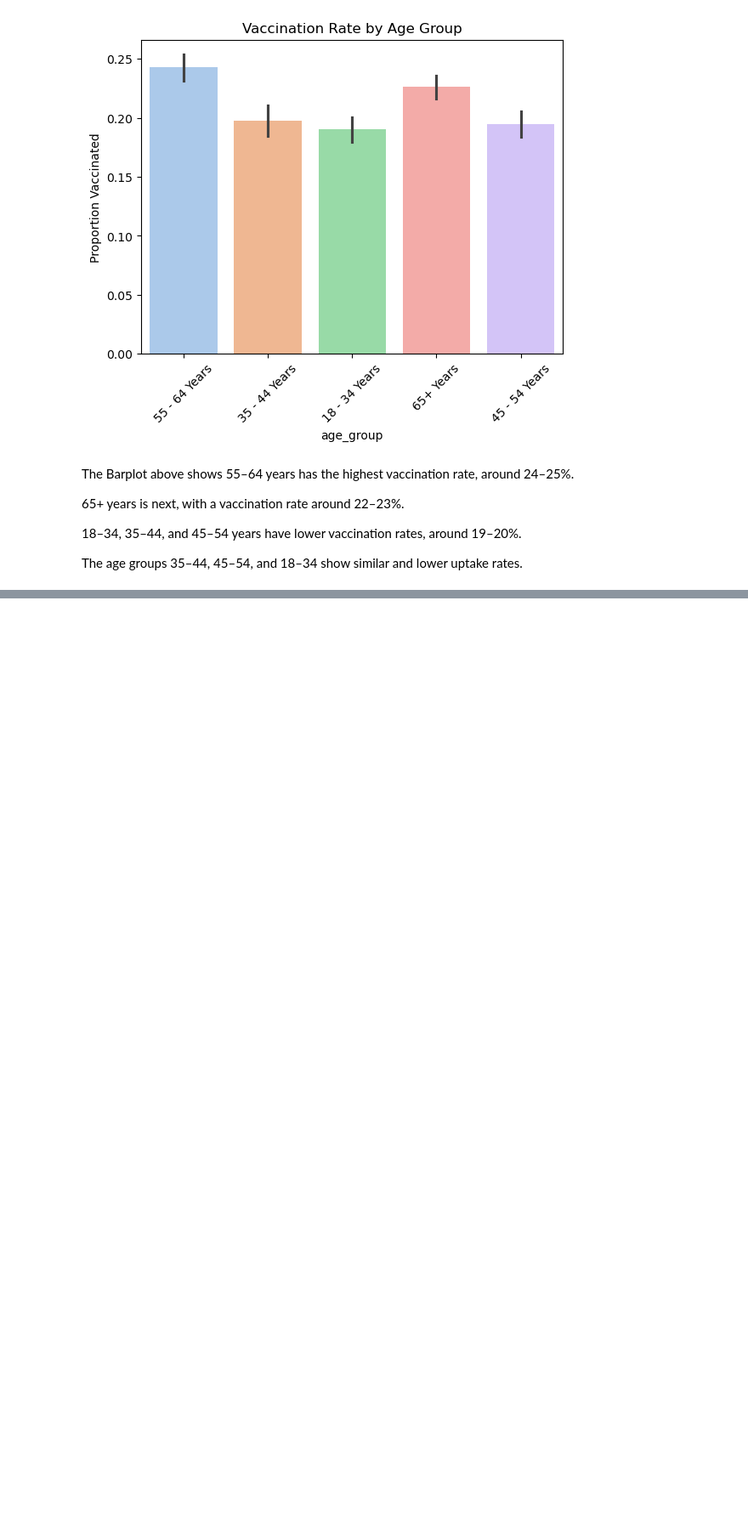
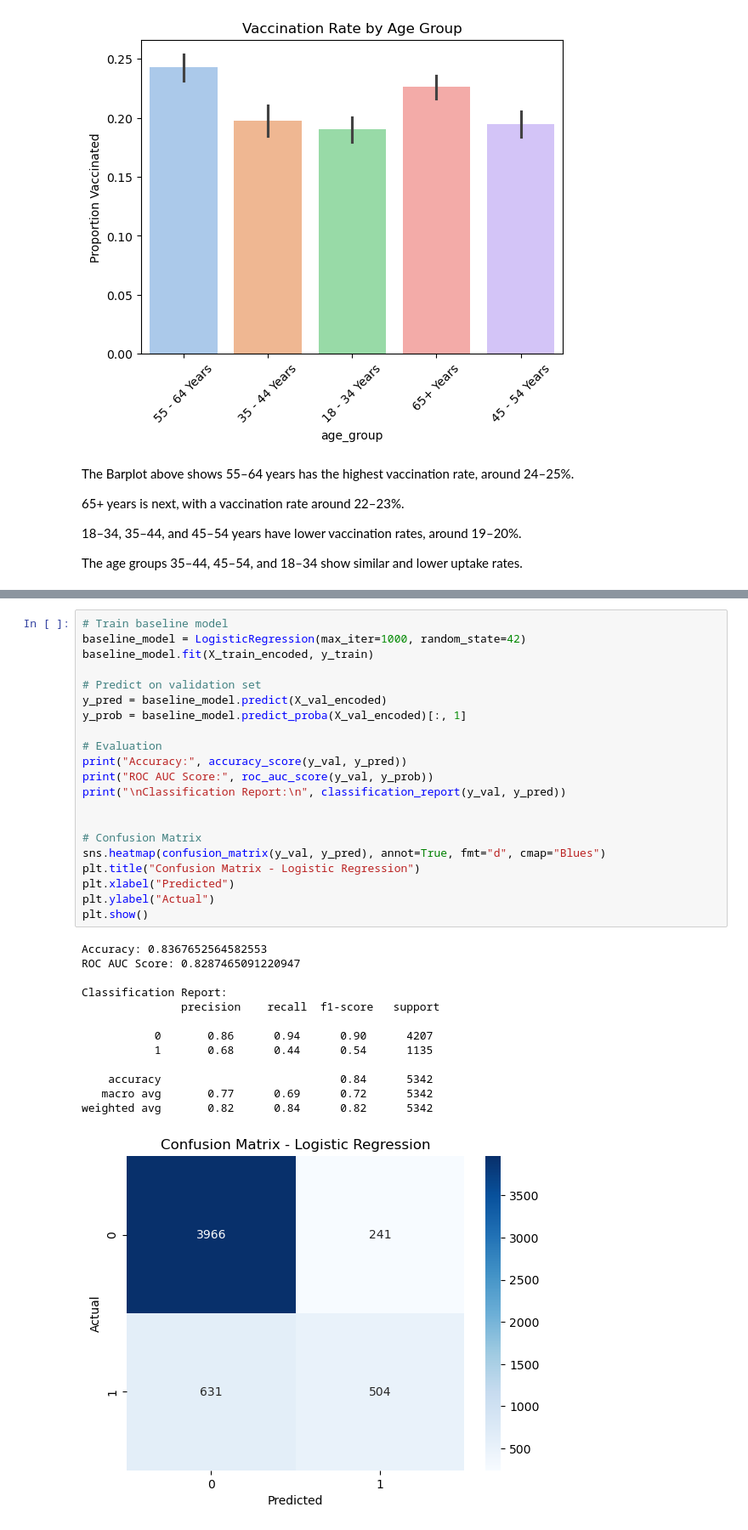
Before and after one commit to Irene-coder-dot/predicting_H1N1_targetvariable, a Jupyter notebook: H1N1_predict.ipynb, the cells around one changed output, grey strips where cells are left out. Shown at 85% size. Cells and saved outputs as stored; diff of their text form; blank space fills up the shorter version.

Commit message:
Add baseline logistic regression and evaluate perfomance

```diff
--- a/H1N1_predict.ipynb
+++ b/H1N1_predict.ipynb
@@ -250,0 +256,35 @@ The age groups 35–44, 45–54, and 18–34 show similar and lower uptake rates
+# %%
+# Train baseline model
+baseline_model = LogisticRegression(max_iter=1000, random_state=42)
+baseline_model.fit(X_train_encoded, y_train)
+
+# Predict on validation set
+y_pred = baseline_model.predict(X_val_encoded)
+y_prob = baseline_model.predict_proba(X_val_encoded)[:, 1]
+
+# Evaluation
+print("Accuracy:", accuracy_score(y_val, y_pred))
+print("ROC AUC Score:", roc_auc_score(y_val, y_prob))
+print("\nClassification Report:\n", classification_report(y_val, y_pred))
+
+
+# Confusion Matrix
+sns.heatmap(confusion_matrix(y_val, y_pred), annot=True, fmt="d", cmap="Blues")
+plt.title("Confusion Matrix - Logistic Regression")
+plt.xlabel("Predicted")
+plt.ylabel("Actual")
+plt.show()
+# %% [output]
+Accuracy: 0.8367652564582553
+ROC AUC Score: 0.8287465091220947
+
+Classification Report:
+               precision    recall  f1-score   support
+
+           0       0.86      0.94      0.90      4207
+           1       0.68      0.44      0.54      1135
+
+    accuracy                           0.84      5342
+   macro avg       0.77      0.69      0.72      5342
+weighted avg       0.82      0.84      0.82      5342
+[figure, added]
```
Also changed, not shown: parts of 3 cells of this notebook.
